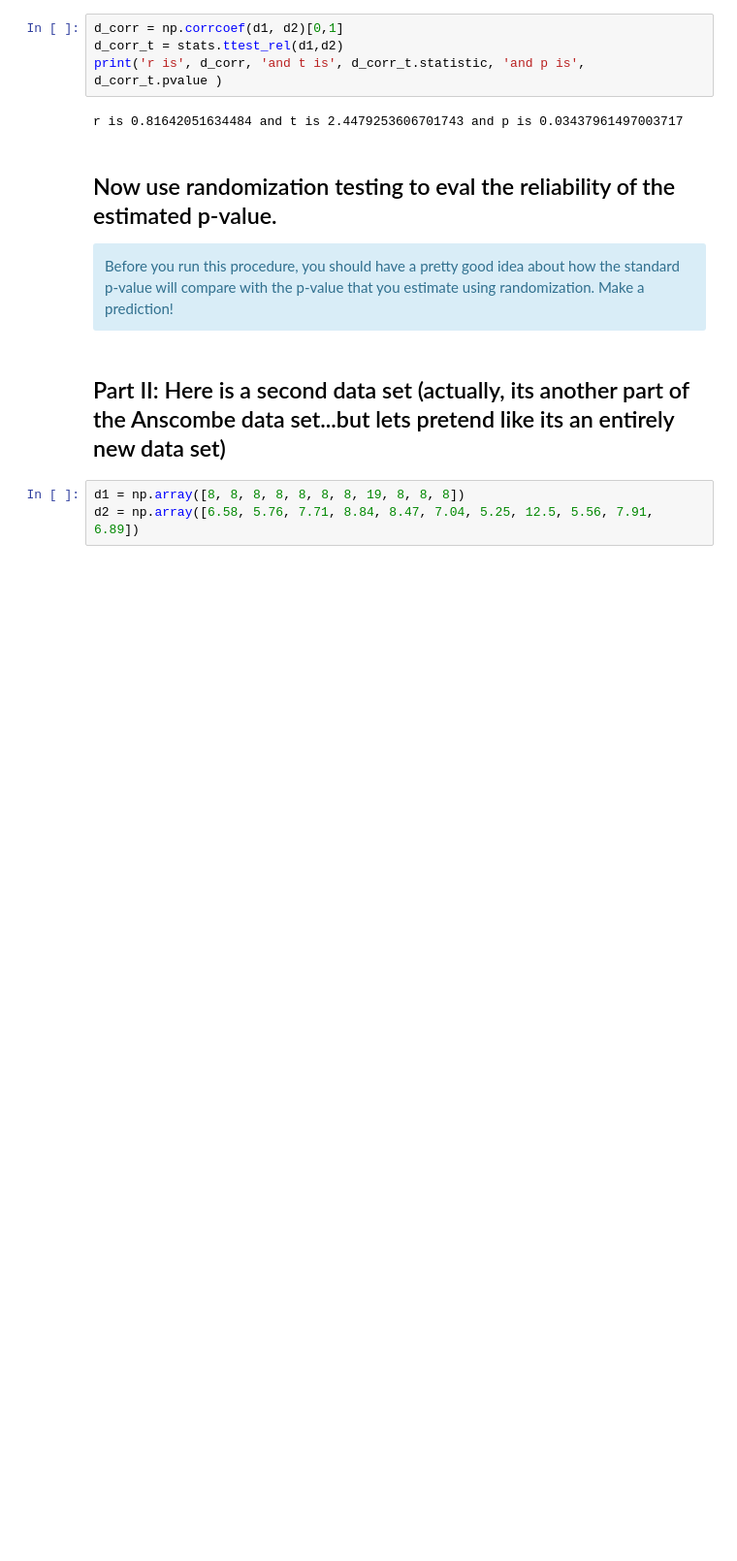
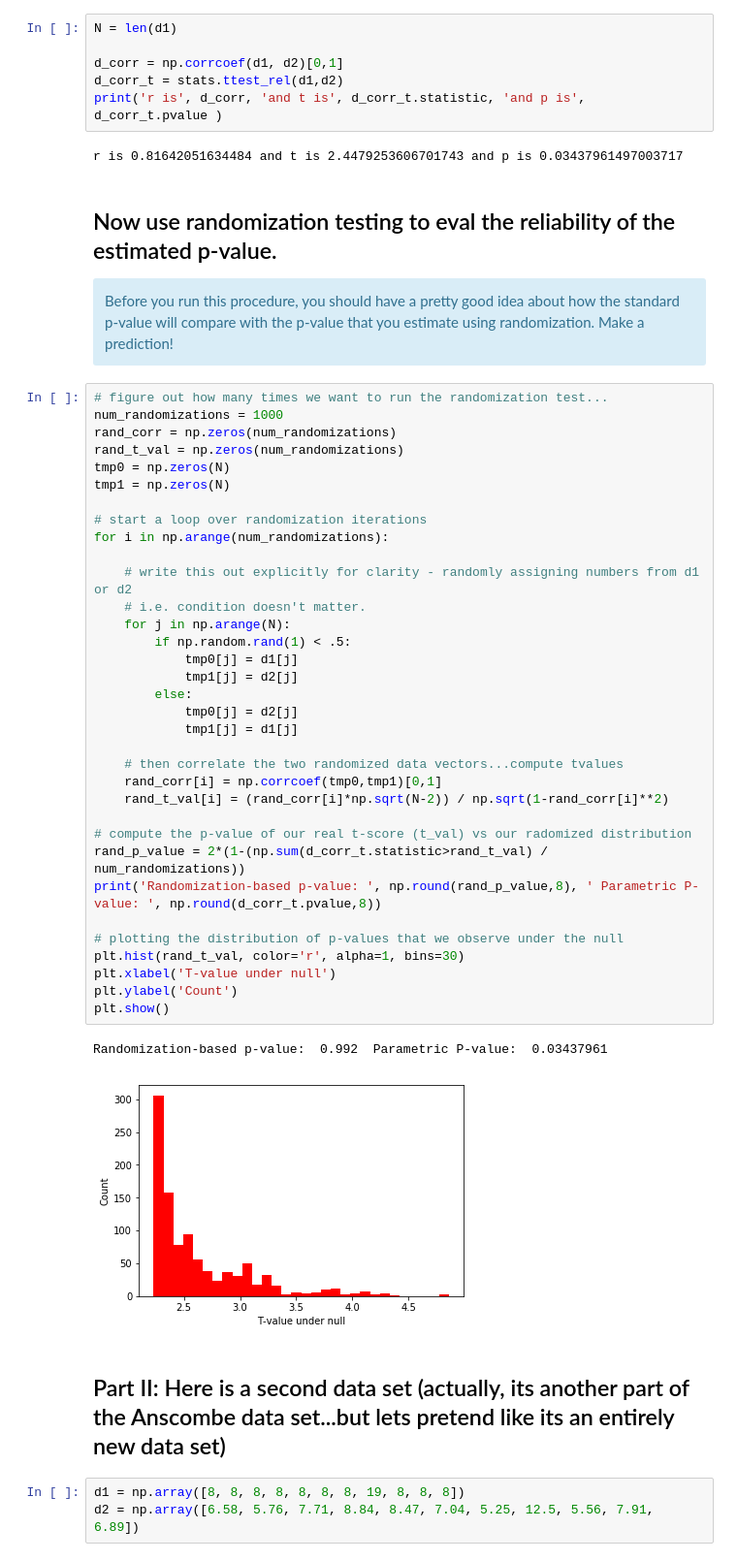
Before and after one commit to JonathanKeefe/PSYC-NEU-231, a Jupyter notebook: Tutorial031_Exercises_InClass.ipynb, the cells around one changed output. Shown at 97% size. Drawn from its saved outputs; the diff is of its cells as text; blank space fills up the shorter version.

```diff
--- a/Tutorial031_Exercises_InClass.ipynb
+++ b/Tutorial031_Exercises_InClass.ipynb
@@ -52,6 +52,8 @@ print(d1_mean, d1_sd, d2_mean, d2_sd)
 # %% [markdown]
 ## Correlate the two data arrays, compute t-value and p-value associated with correlation coef
 # %%
+N = len(d1)
+
 d_corr = np.corrcoef(d1, d2)[0,1]
 d_corr_t = stats.ttest_rel(d1,d2)
 print('r is', d_corr, 'and t is', d_corr_t.statistic, 'and p is', d_corr_t.pvalue )
@@ -63,6 +65,43 @@ r is 0.81642051634484 and t is 2.4479253606701743 and p is 0.03437961497003717
 <div class="alert alert-info">
 Before you run this procedure, you should have a pretty good idea about how the standard p-value will compare with the p-value that you estimate using randomization. Make a prediction!
 </div>
+# %%
+# figure out how many times we want to run the randomization test...
+num_randomizations = 1000
+rand_corr = np.zeros(num_randomizations)
+rand_t_val = np.zeros(num_randomizations)
+tmp0 = np.zeros(N)
+tmp1 = np.zeros(N)
+
+# start a loop over randomization iterations
+for i in np.arange(num_randomizations):
+
+    # write this out explicitly for clarity - randomly assigning numbers from d1 or d2
+    # i.e. condition doesn't matter.
+    for j in np.arange(N):
+        if np.random.rand(1) < .5:
+            tmp0[j] = d1[j]
+            tmp1[j] = d2[j]
+        else:
+            tmp0[j] = d2[j]
+            tmp1[j] = d1[j]
+
+    # then correlate the two randomized data vectors...compute tvalues
+    rand_corr[i] = np.corrcoef(tmp0,tmp1)[0,1]
+    rand_t_val[i] = (rand_corr[i]*np.sqrt(N-2)) / np.sqrt(1-rand_corr[i]**2)
+
+# compute the p-value of our real t-score (t_val) vs our radomized distribution
+rand_p_value = 2*(1-(np.sum(d_corr_t.statistic>rand_t_val) / num_randomizations))
+print('Randomization-based p-value: ', np.round(rand_p_value,8), ' Parametric P-value: ', np.round(d_corr_t.pvalue,8))
+
+# plotting the distribution of p-values that we observe under the null
+plt.hist(rand_t_val, color='r', alpha=1, bins=30)
+plt.xlabel('T-value under null')
+plt.ylabel('Count')
+plt.show()
+# %% [output]
+Randomization-based p-value:  0.992  Parametric P-value:  0.03437961
+[figure, added]
 # %% [markdown]
 ## Part II: Here is a second data set (actually, its another part of the Anscombe data set...but lets pretend like its an entirely new data set)
 # %%
```
Also changed, not shown: parts of 11 cells of this notebook.
